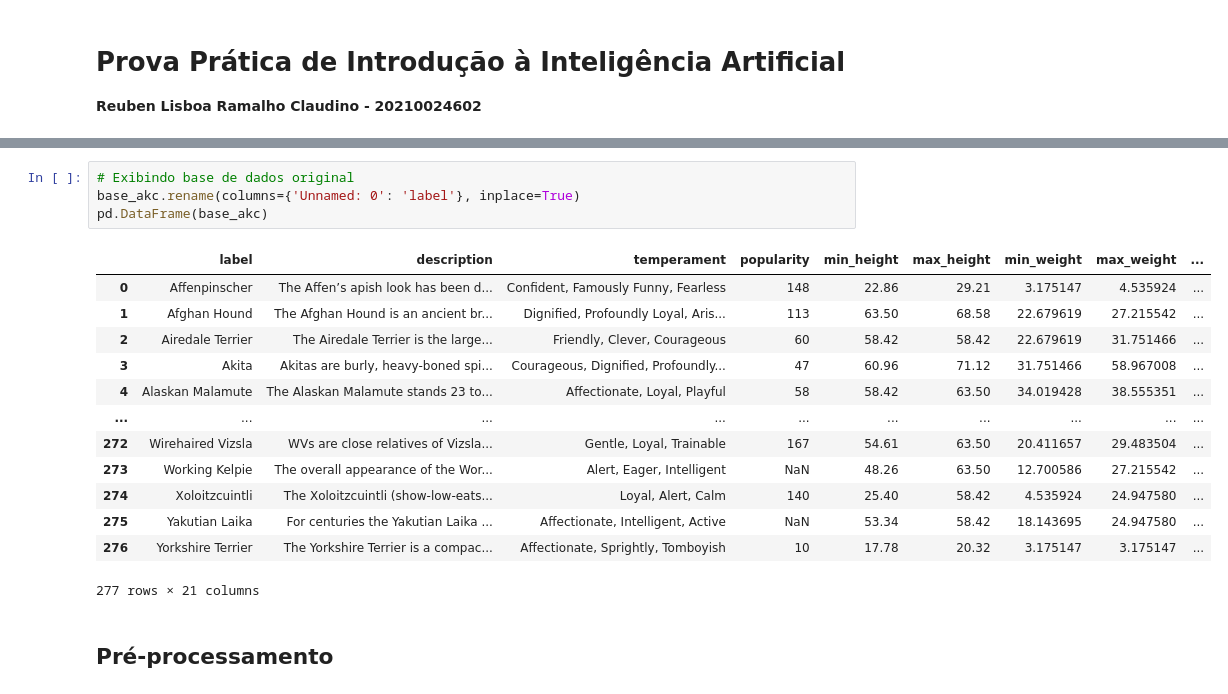
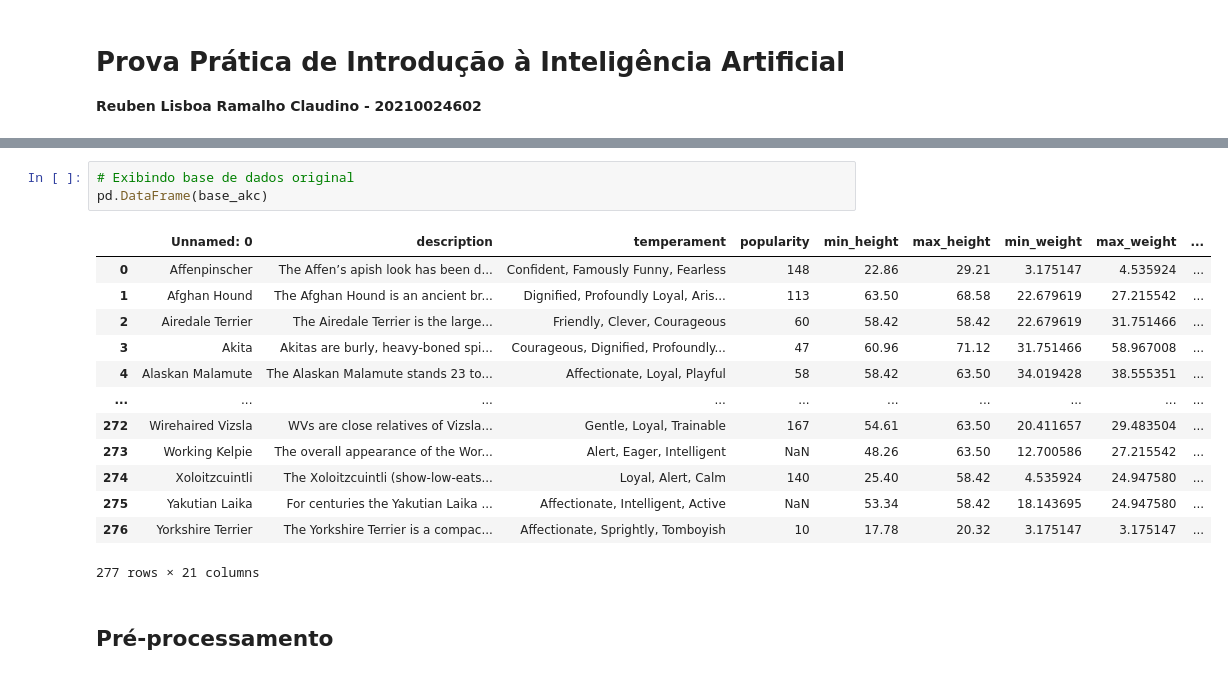
Before and after one commit to ReubenRamalho/IA_Prova-2, a Jupyter notebook: Prova-2.ipynb, the cells around one changed output, grey strips where cells are left out. Saved outputs shown, nothing was run; the diff lists cells and outputs as text.

```diff
--- a/Prova-2.ipynb
+++ b/Prova-2.ipynb
@@ -21,9 +32,8 @@ base_akc = pd.read_csv('akc-data.csv')
 # %%
 # Exibindo base de dados original
-base_akc.rename(columns={'Unnamed: 0': 'label'}, inplace=True)
 pd.DataFrame(base_akc)
 # %% [output]
-|  | label | description | temperament | popularity | min_height | max_height | min_weight | max_weight | ... |
+|  | Unnamed: 0 | description | temperament | popularity | min_height | max_height | min_weight | max_weight | ... |
 | 0 | Affenpinscher | The Affen’s apish look has been d... | Confident, Famously Funny, Fearless | 148 | 22.86 | 29.21 | 3.175147 | 4.535924 | ... |
 | 1 | Afghan Hound | The Afghan Hound is an ancient br... | Dignified, Profoundly Loyal, Aris... | 113 | 63.50 | 68.58 | 22.679619 | 27.215542 | ... |
 | 2 | Airedale Terrier | The Airedale Terrier is the large... | Friendly, Clever, Courageous | 60 | 58.42 | 58.42 | 22.679619 | 31.751466 | ... |
```
Also changed, not shown: parts of 58 cells of this notebook.
